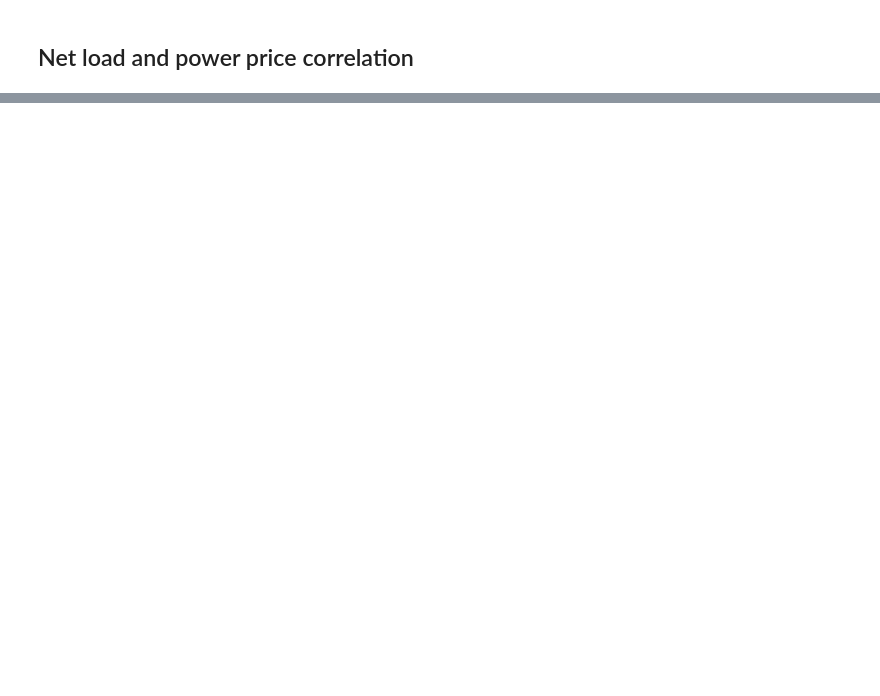
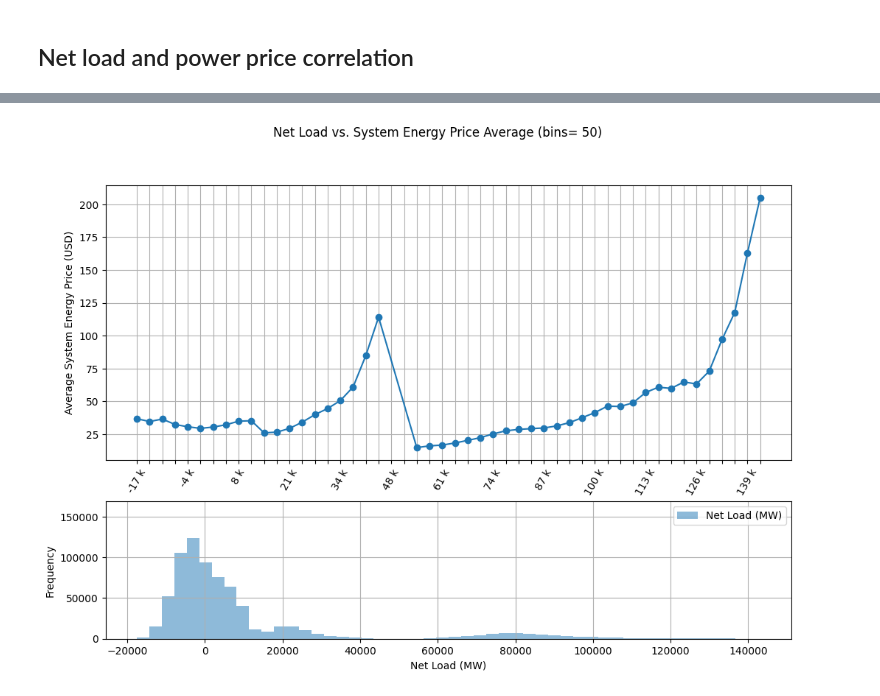
Before and after one commit to AdeebK1129/CFT_NME_Energy_Analysis, a Jupyter notebook: energy.ipynb, the cells around one changed output, grey strips where cells are left out. Cells and saved outputs as stored; diff of their text form; code cells hidden in the pictures; blank space fills up the shorter version.

```diff
--- a/energy.ipynb
+++ b/energy.ipynb
@@ -237,2 +279,13 @@ plt.savefig('plots/cyclic_plot.png')
 # %% [markdown]
 ## Net load and power price correlation
+# %%
+df_day_ahead_energy_price = pd.read_csv('data/day_ahead_energy_price.csv')
+df_day_ahead_energy_price['datetime_beginning_ept'] = pd.to_datetime(df_day_ahead_energy_price['datetime_beginning_ept'])
+
+df_generation_by_source = pd.read_csv('data/generation_by_source.csv')
+df_generation_by_source['datetime_beginning_ept'] = pd.to_datetime(df_generation_by_source['datetime_beginning_ept'])
+
+df_historical_power_load = pd.read_csv('data/historical_power_load.csv')
+df_historical_power_load['forecast_hour_beginning_ept'] = pd.to_datetime(df_historical_power_load['forecast_hour_beginning_ept'])
+
+plot_dir = 'plots/net_load_vs_energy_price_plots/'
@@ -238,0 +453,27 @@ plt.savefig('plots/cyclic_plot.png')
+# %%
+def combined_plot(df, bins=50, area=''):
+    fig, (ax_binned_avg_price_vs_load, ax_hist_load_price) = plt.subplots(2, gridspec_kw={'height_ratios': [2, 1]}, figsize=(12, 8))
+    df['net_load_bin'] = pd.cut(df['net_load_mw'], bins=bins, labels=False)
+    net_load_group = df.groupby('net_load_bin')['system_energy_price_da'].mean()
+
+    ax_binned_avg_price_vs_load.plot(net_load_group, marker='o')
+    fig.suptitle(f'Net Load vs. System Energy Price Average (bins= {bins})')
+    ax_binned_avg_price_vs_load.set_xlabel('Net Load Bin (MW)')
+    xlabels = np.linspace(df['net_load_mw'].min(), df['net_load_mw'].max(), bins)
+    xlabels = ['' if i % 4 !=0 else f'{int(label/1000)} k' for i, label in enumerate(xlabels)]
+    ax_binned_avg_price_vs_load.set_xticks(ticks=range(bins), labels=xlabels, rotation=60)
+    ax_binned_avg_price_vs_load.set_ylabel('Average System Energy Price (USD)')
+    ax_binned_avg_price_vs_load.grid()
+
+    ax_hist_load_price.hist(df['net_load_mw'], bins=bins, alpha=0.5, label='Net Load (MW)')
+    ax_hist_load_price.hist(df['system_energy_price_da'], bins=bins, alpha=0.5, label='System Energy Price (USD)')
+    ax_hist_load_price.set_xlabel('Net Load (MW)')
+    ax_hist_load_price.set_ylabel('Frequency')
+    ax_hist_load_price.legend(['Net Load (MW)'])
+    ax_hist_load_price.grid()
+    plt.savefig(f"{plot_dir}combined{f'_{area}' if area else ''}.png")
+    plt.show()
+
+combined_plot(merged_load_price, bins=50)
+# %% [output]
+[figure, added]
```
Also changed, not shown: parts of 30 cells of this notebook, 8 other files.
